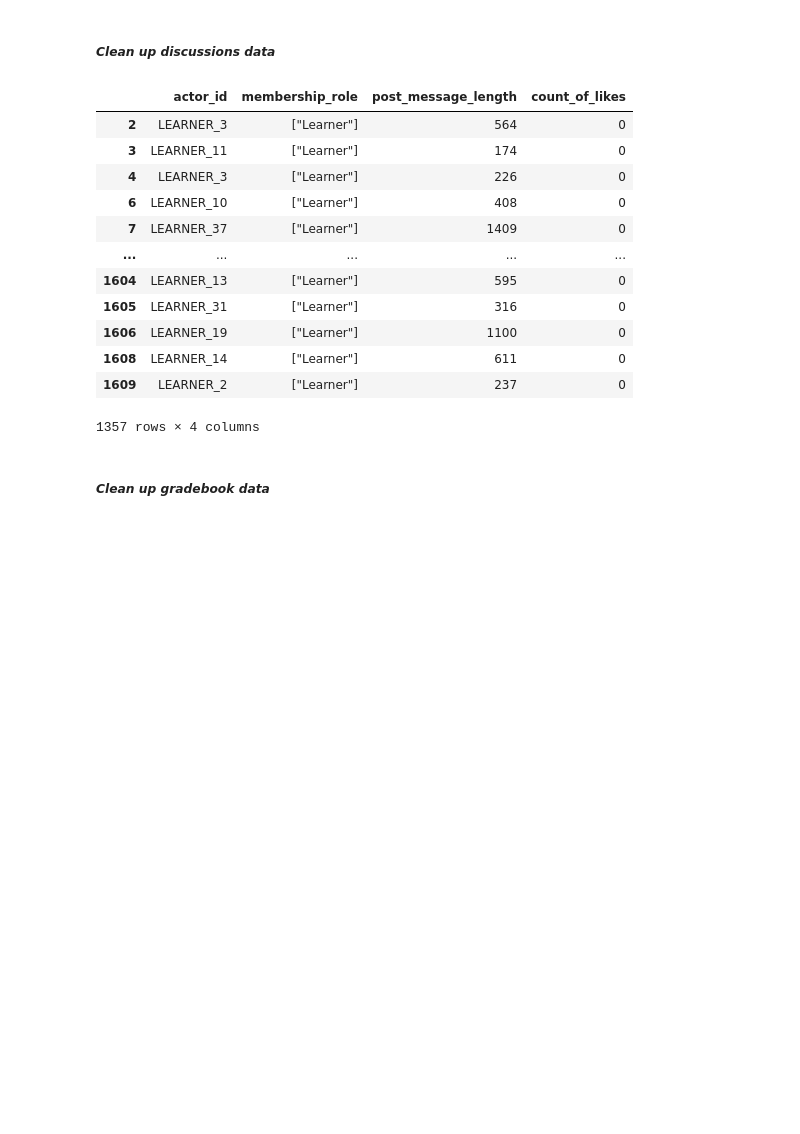
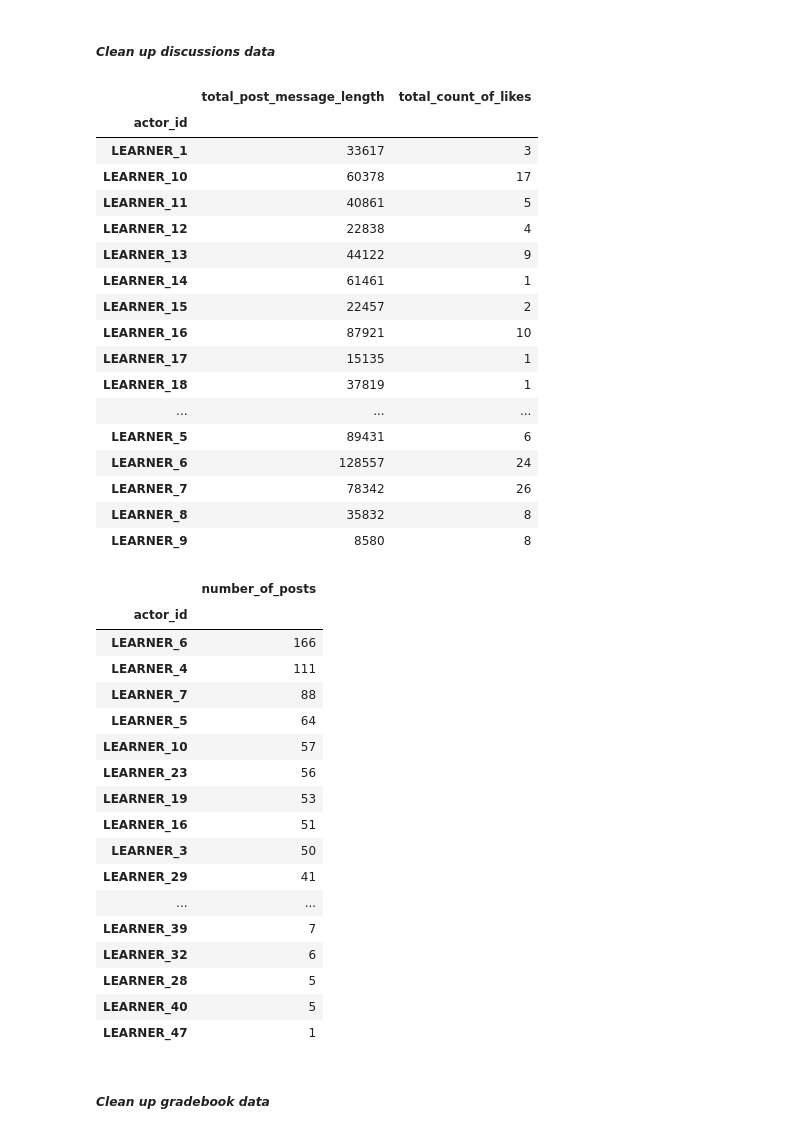
Before and after one commit to jon-chow/hack-la-2022, a Jupyter notebook: src/canvas.ipynb, the cells around one changed output. Drawn from its saved outputs; the diff is of its cells as text; code cells hidden in the pictures; blank space fills up the shorter version.

```diff
--- a/src/canvas.ipynb
+++ b/src/canvas.ipynb
@@ -22,28 +23,66 @@ gradebook_data = pd.read_csv('../data/additional/gradebook.csv')
 # %%
 # discussions_data.dtypes.value_counts()
 # display(discussions_data.head())
 
 # select only the columns we need
 select_discussion = discussions_data[["actor_id", "membership_role", "post_message_length", "count_of_likes"]]
 # display(select_discussion)
 
 # keep only rows where membership_role is "["Learner"]" in the select_discussion dataframe
-flt_discussion = select_discussion[select_discussion["membership_role"] == '["Learner"]']
-display(flt_discussion)
+flt_discussion = select_discussion[select_discussion["membership_role"] == '["Learner"]'][["actor_id", "post_message_length", "count_of_likes"]]
+# display(flt_discussion)
+
+# group by actor_id and sum the post_message_length and count_of_likes
+group_discussion = flt_discussion.groupby("actor_id").sum()
+group_discussion.rename(columns={"post_message_length": "total_post_message_length", "count_of_likes": "total_count_of_likes"}, inplace=True)
+display(group_discussion)
+
+
+number_of_posts = flt_discussion["actor_id"].value_counts()
+
+# convert number_of_posts to a dataframe
+number_of_posts = pd.DataFrame(number_of_posts)
+number_of_posts.rename(columns={"actor_id": "number_of_posts"}, inplace=True)
+number_of_posts.index.name = "actor_id"
+
+display(number_of_posts)
 # %% [output]
-|  | actor_id | membership_role | post_message_length | count_of_likes |
-| 2 | LEARNER_3 | ["Learner"] | 564 | 0 |
-| 3 | LEARNER_11 | ["Learner"] | 174 | 0 |
-| 4 | LEARNER_3 | ["Learner"] | 226 | 0 |
-| 6 | LEARNER_10 | ["Learner"] | 408 | 0 |
-| 7 | LEARNER_37 | ["Learner"] | 1409 | 0 |
-| ... | ... | ... | ... | ... |
-| 1604 | LEARNER_13 | ["Learner"] | 595 | 0 |
-| 1605 | LEARNER_31 | ["Learner"] | 316 | 0 |
-| 1606 | LEARNER_19 | ["Learner"] | 1100 | 0 |
-| 1608 | LEARNER_14 | ["Learner"] | 611 | 0 |
-| 1609 | LEARNER_2 | ["Learner"] | 237 | 0 |
+|  | total_post_message_length | total_count_of_likes |
+| actor_id |  |  |
+| LEARNER_1 | 33617 | 3 |
+| LEARNER_10 | 60378 | 17 |
+| LEARNER_11 | 40861 | 5 |
+| LEARNER_12 | 22838 | 4 |
+| LEARNER_13 | 44122 | 9 |
+| LEARNER_14 | 61461 | 1 |
+| LEARNER_15 | 22457 | 2 |
+| LEARNER_16 | 87921 | 10 |
+| LEARNER_17 | 15135 | 1 |
+| LEARNER_18 | 37819 | 1 |
+| ... | ... | ... |
+| LEARNER_5 | 89431 | 6 |
+| LEARNER_6 | 128557 | 24 |
+| LEARNER_7 | 78342 | 26 |
+| LEARNER_8 | 35832 | 8 |
+| LEARNER_9 | 8580 | 8 |
-1357 rows × 4 columns
+|  | number_of_posts |
+| actor_id |  |
+| LEARNER_6 | 166 |
+| LEARNER_4 | 111 |
+| LEARNER_7 | 88 |
+| LEARNER_5 | 64 |
+| LEARNER_10 | 57 |
+| LEARNER_23 | 56 |
+| LEARNER_19 | 53 |
+| LEARNER_16 | 51 |
+| LEARNER_3 | 50 |
+| LEARNER_29 | 41 |
+| ... | ... |
+| LEARNER_39 | 7 |
+| LEARNER_32 | 6 |
+| LEARNER_28 | 5 |
+| LEARNER_40 | 5 |
+| LEARNER_47 | 1 |
 # %% [markdown]
 ##### *Clean up gradebook data*
 # %%
```
Also changed, not shown: parts of 9 cells of this notebook, 1 other file.
